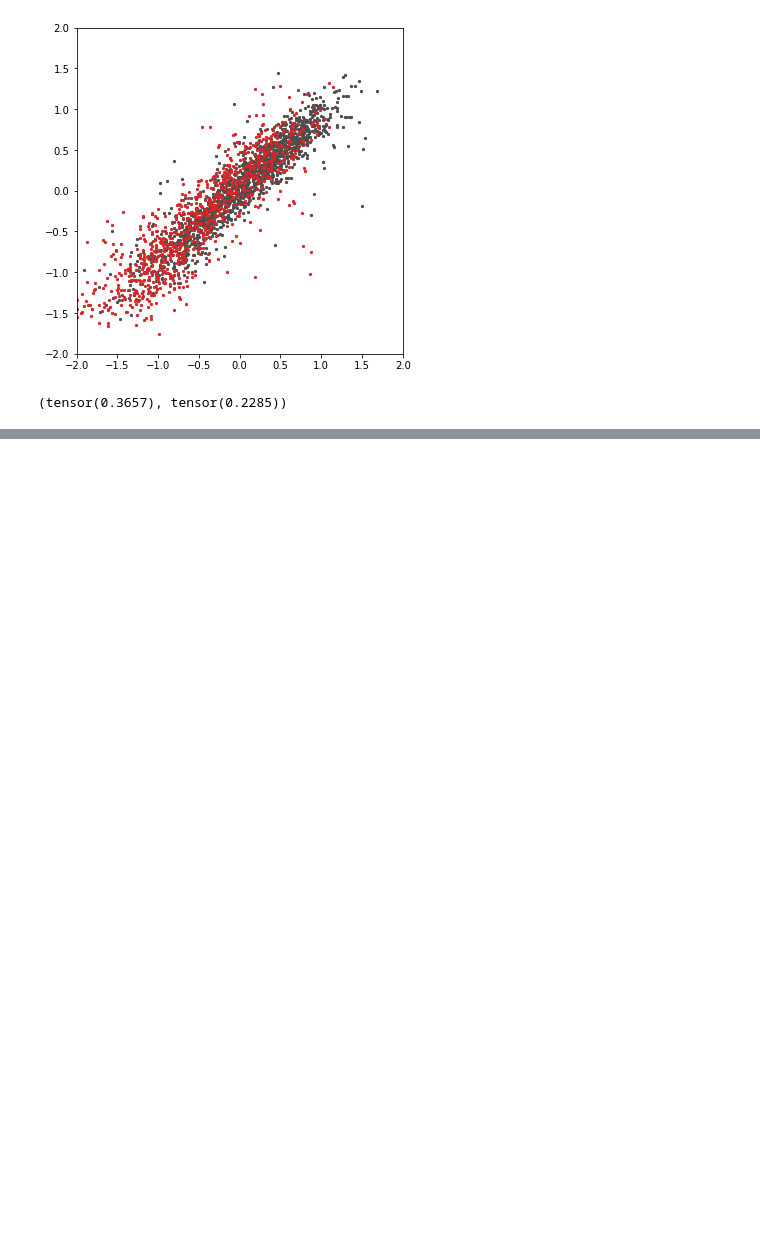
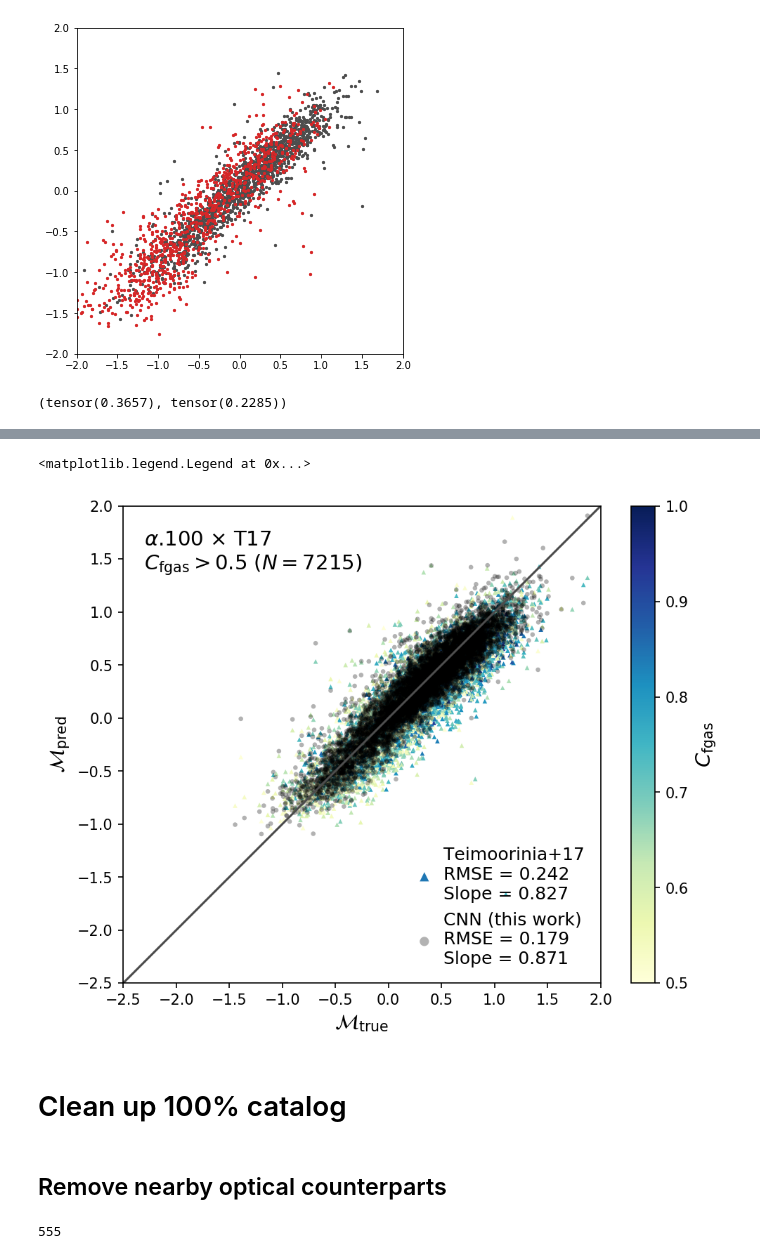
Before and after one commit to jwuphysics/HI-convnets, a Jupyter notebook: notebook/updates/90. Using fastai2 and newer architectures.ipynb, the cells around one changed output, grey strips where cells are left out. Drawn from its saved outputs; the diff is of its cells as text; code cells hidden in the pictures; blank space fills up the shorter version.

```diff
--- a/notebook/updates/90. Using fastai2 and newer architectures.ipynb
+++ b/notebook/updates/90. Using fastai2 and newer architectures.ipynb
@@ -419,0 +569,31 @@ root_mean_squared_error(nibles_preds, nibles_trues), root_mean_squared_error(val
+# %%
+plt.figure(figsize=(7.5, 6), dpi=150)
+
+# get stats
+mask = a100_x_t17.Cfgas > 0.5
+N, rmse_a100_T17, slope_a100_T17, _, _ = summary_stats(a100_x_t17.fgas_t17, a100_x_t17.fgas_true, mask)
+_, rmse_a100_CNN, slope_a100_CNN, _, _ = summary_stats(a100_x_t17.fgas_pred, a100_x_t17.fgas_true, mask)
+
+sc = plt.scatter(a100_x_t17[mask].fgas_true, a100_x_t17[mask].fgas_t17, c=a100_x_t17[mask].Cfgas, edgecolors='none', cmap='YlGnBu', marker='^', s=10, vmin=0.5, vmax=1, label=f'Teimoorinia+17\nRMSE = {rmse_a100_T17:.3f}\nSlope = {slope_a100_T17:.3f}')
+plt.scatter(a100_x_t17[mask].fgas_true, a100_x_t17[mask].fgas_pred, c='k', edgecolors='none', alpha=0.3, s=10, label=f'CNN (this work)\nRMSE = {rmse_a100_CNN:.3f}\nSlope = {slope_a100_CNN:.3f}')
+cbar = plt.colorbar(sc)
+cbar.set_label(r'$C_{\rm fgas}$', fontsize=14)
+
+plt.plot([-2.5, 2], [-2.5, 2], c='0.3')
+plt.gca().set_aspect('equal')
+plt.xlim(-2.5, 2)
+plt.ylim(-2.5, 2)
+
+plt.text(-2.3, 1.4, r'$\alpha$.100 $\times$ T17' '\n' r'$C_{\rm fgas} > 0.5$' f' ($N={N}$)', fontsize=14)
+
+plt.xlabel(r'$\mathcal{M}_{\rm true}$', fontsize=14)
+plt.ylabel(r'$\mathcal{M}_{\rm pred}$', fontsize=14)
+
+plt.legend(loc='lower right', fontsize=12, framealpha=0, markerscale=2, handletextpad=0.1)
+# %% [output]
+<matplotlib.legend.Legend at 0x...>
+[figure, added]
+# %% [markdown]
+# Clean up 100% catalog
+# %% [markdown]
+## Remove nearby optical counterparts
@@ -419,0 +610,4 @@ root_mean_squared_error(nibles_preds, nibles_trues), root_mean_squared_error(val
+# %%
+sum(sep2d < 55*u.arcsec)
+# %% [output]
+555
```
Also changed, not shown: parts of 56 cells of this notebook.
